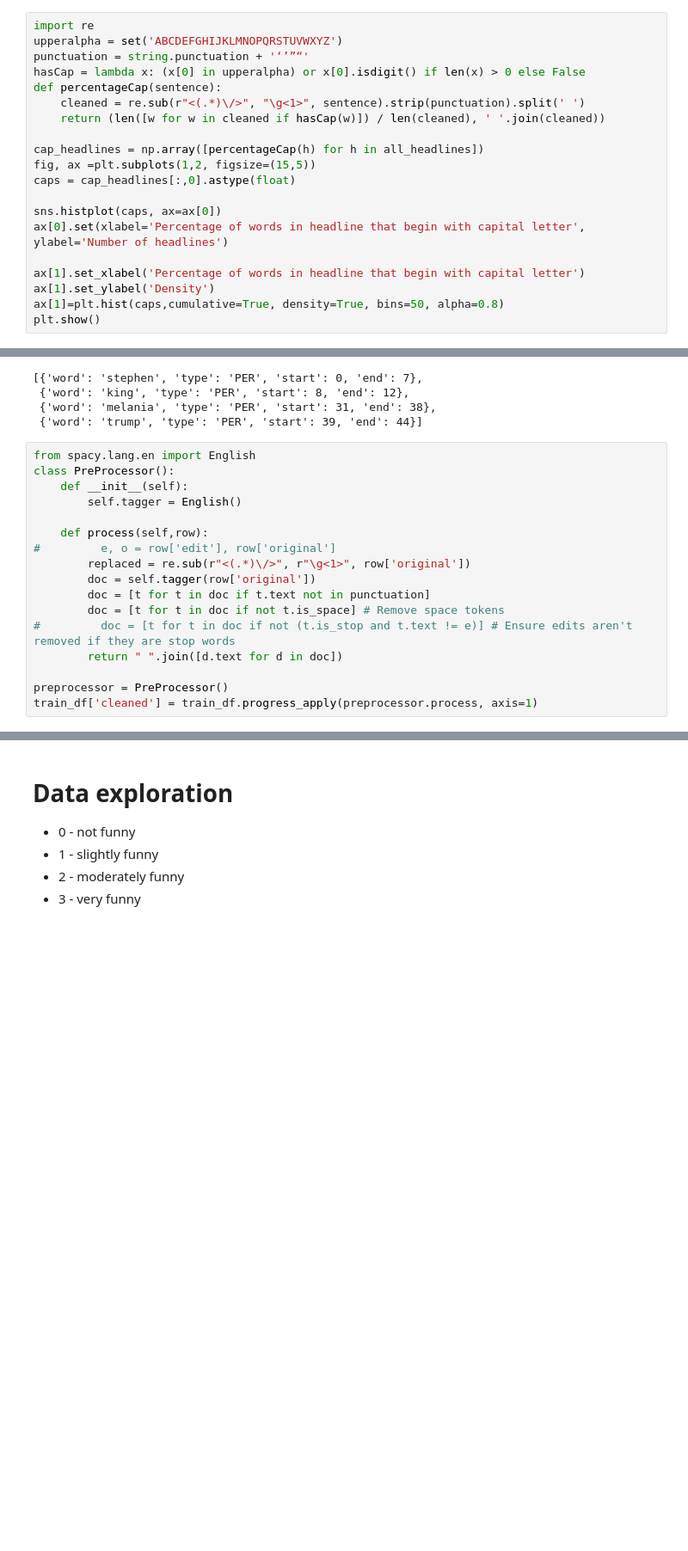
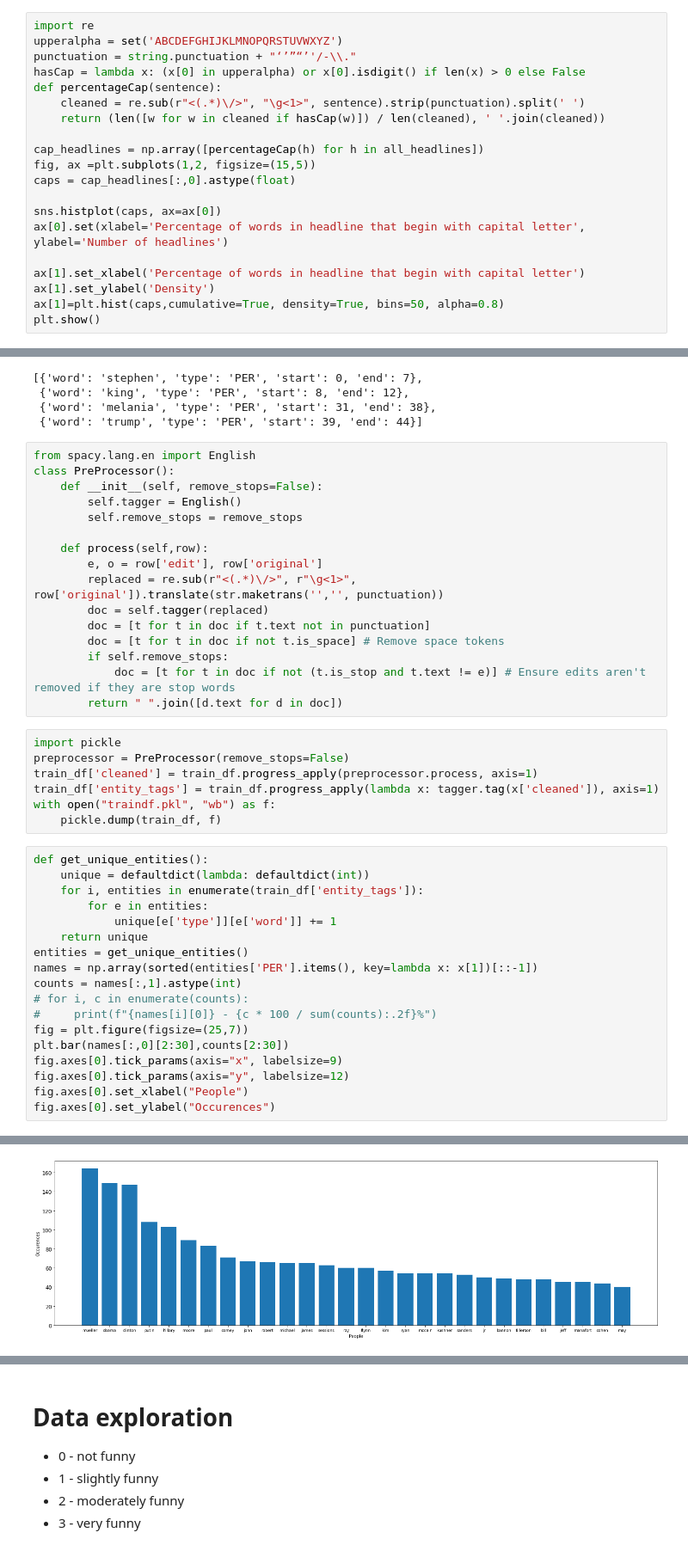
Before and after one commit to ML3ngiRNErT/funniness-regression, a Jupyter notebook: task_1_main.ipynb, the cells around one changed output, grey strips where cells are left out. Shown at 86% size. Drawn from its saved outputs; the diff is of its cells as text; blank space fills up the shorter version.

Commit message:
gotten entities

```diff
--- a/task_1_main.ipynb
+++ b/task_1_main.ipynb
@@ -129,7 +129,7 @@ Casing of headlines makes traditional NER harder, train a statistical true caser
 # %%
 import re
 upperalpha = set('ABCDEFGHIJKLMNOPQRSTUVWXYZ')
-punctuation = string.punctuation + '‘’”“'
+punctuation = string.punctuation + "‘’”“’'/-\\."
 hasCap = lambda x: (x[0] in upperalpha) or x[0].isdigit() if len(x) > 0 else False
 def percentageCap(sentence):
     cleaned = re.sub(r"<(.*)\/>", "\g<1>", sentence).strip(punctuation).split(' ')
@@ -212,17 +212,42 @@ tagger.tag(example)
 # %%
 from spacy.lang.en import English
 class PreProcessor():
-    def __init__(self):
+    def __init__(self, remove_stops=False):
         self.tagger = English()
+        self.remove_stops = remove_stops
 
     def process(self,row):
-#         e, o = row['edit'], row['original']
-        replaced = re.sub(r"<(.*)\/>", r"\g<1>", row['original'])
-        doc = self.tagger(row['original'])
+        e, o = row['edit'], row['original']
+        replaced = re.sub(r"<(.*)\/>", r"\g<1>", row['original']).translate(str.maketrans('','', punctuation))
+        doc = self.tagger(replaced)
         doc = [t for t in doc if t.text not in punctuation]
         doc = [t for t in doc if not t.is_space] # Remove space tokens
-#         doc = [t for t in doc if not (t.is_stop and t.text != e)] # Ensure edits aren't removed if they are stop words
+        if self.remove_stops:
+            doc = [t for t in doc if not (t.is_stop and t.text != e)] # Ensure edits aren't removed if they are stop words
         return " ".join([d.text for d in doc])
-
-preprocessor = PreProcessor()
-train_df['cleaned'] = train_df.progress_apply(preprocessor.process, axis=1)
+# %%
+import pickle
+preprocessor = PreProcessor(remove_stops=False)
+train_df['cleaned'] = train_df.progress_apply(preprocessor.process, axis=1)
+train_df['entity_tags'] = train_df.progress_apply(lambda x: tagger.tag(x['cleaned']), axis=1)
+with open("traindf.pkl", "wb") as f:
+    pickle.dump(train_df, f)
+# %%
+def get_unique_entities():
+    unique = defaultdict(lambda: defaultdict(int))
+    for i, entities in enumerate(train_df['entity_tags']):
+        for e in entities:
+            unique[e['type']][e['word']] += 1
+    return unique
+entities = get_unique_entities()
+names = np.array(sorted(entities['PER'].items(), key=lambda x: x[1])[::-1])
+counts = names[:,1].astype(int)
+# for i, c in enumerate(counts):
+#     print(f"{names[i][0]} - {c * 100 / sum(counts):.2f}%")
+fig = plt.figure(figsize=(25,7))
+plt.bar(names[:,0][2:30],counts[2:30])
+fig.axes[0].tick_params(axis="x", labelsize=9)
+fig.axes[0].tick_params(axis="y", labelsize=12)
+fig.axes[0].set_xlabel("People")
+fig.axes[0].set_ylabel("Occurences")
+# %% [output]
@@ -229 +255,2 @@ train_df['cleaned'] = train_df.progress_apply(preprocessor.process, axis=1)
+[figure, added]
 # %%
```
Also changed, not shown: parts of 4 cells of this notebook.
